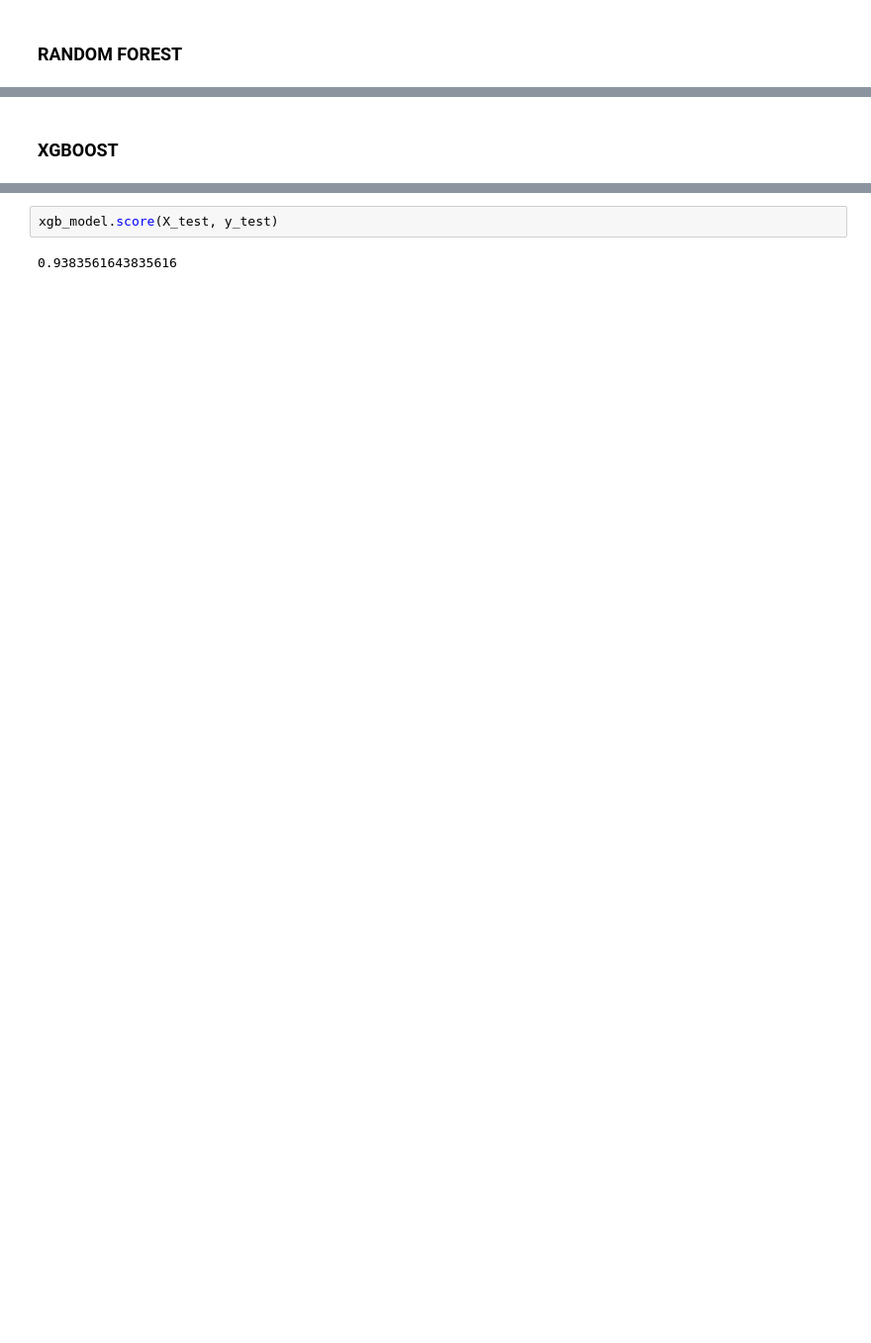
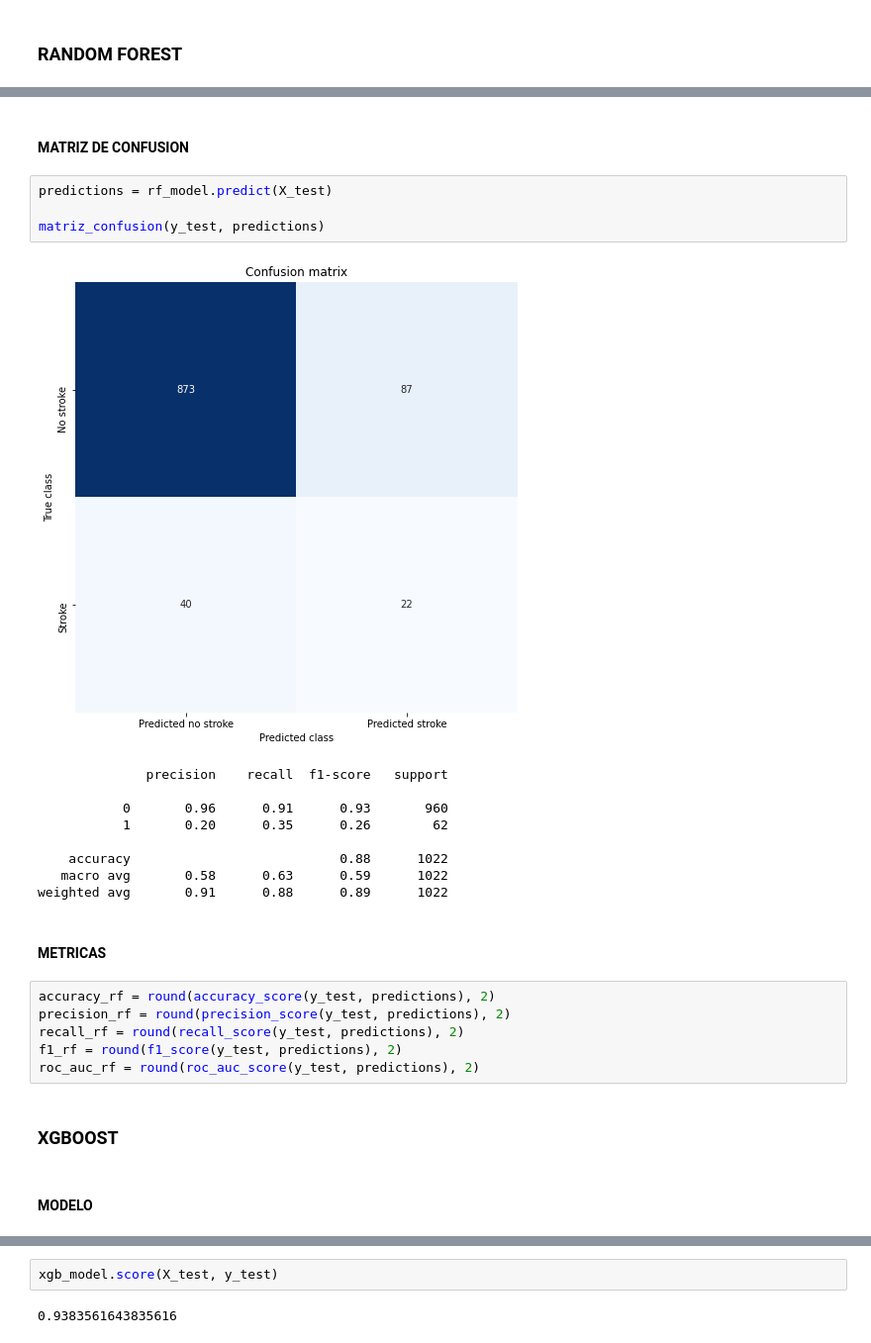
Before and after one commit to arturogzm93/ML-Stroke-Prediction, a Jupyter notebook: Stroke Prediction.ipynb, the cells around one changed output, grey strips where cells are left out. Shown: that part at 99% size. Cells and saved outputs as stored; diff of their text form; blank space fills up the shorter version.

```diff
--- a/Stroke Prediction.ipynb
+++ b/Stroke Prediction.ipynb
@@ -588,5 +639,31 @@ rf_model.score(X_test, y_test)
+# %% [markdown]
+#### MATRIZ DE CONFUSION
+# %%
+predictions = rf_model.predict(X_test)
+
+matriz_confusion(y_test, predictions)
+# %% [output]
+[figure, added]
+              precision    recall  f1-score   support
+
+           0       0.96      0.91      0.93       960
+           1       0.20      0.35      0.26        62
+
+    accuracy                           0.88      1022
+   macro avg       0.58      0.63      0.59      1022
+weighted avg       0.91      0.88      0.89      1022
+# %% [markdown]
+#### METRICAS
+# %%
+accuracy_rf = round(accuracy_score(y_test, predictions), 2)
+precision_rf = round(precision_score(y_test, predictions), 2)
+recall_rf = round(recall_score(y_test, predictions), 2)
+f1_rf = round(f1_score(y_test, predictions), 2)
+roc_auc_rf = round(roc_auc_score(y_test, predictions), 2)
 # %% [markdown]
 ### XGBOOST
+# %% [markdown]
+#### MODELO
 # %%
 # XGBOOST
 
```
Also changed, not shown: parts of 28 cells of this notebook.
